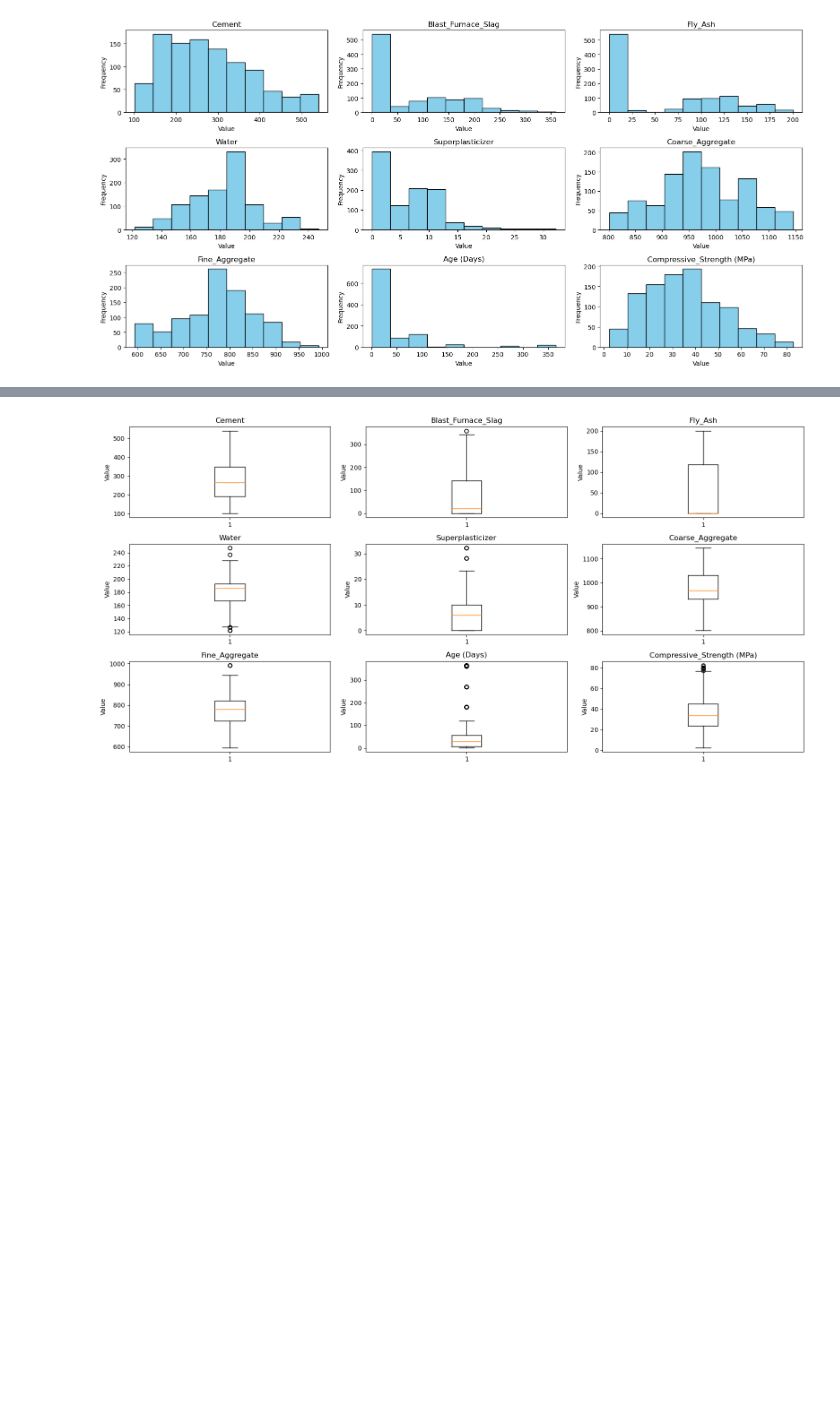
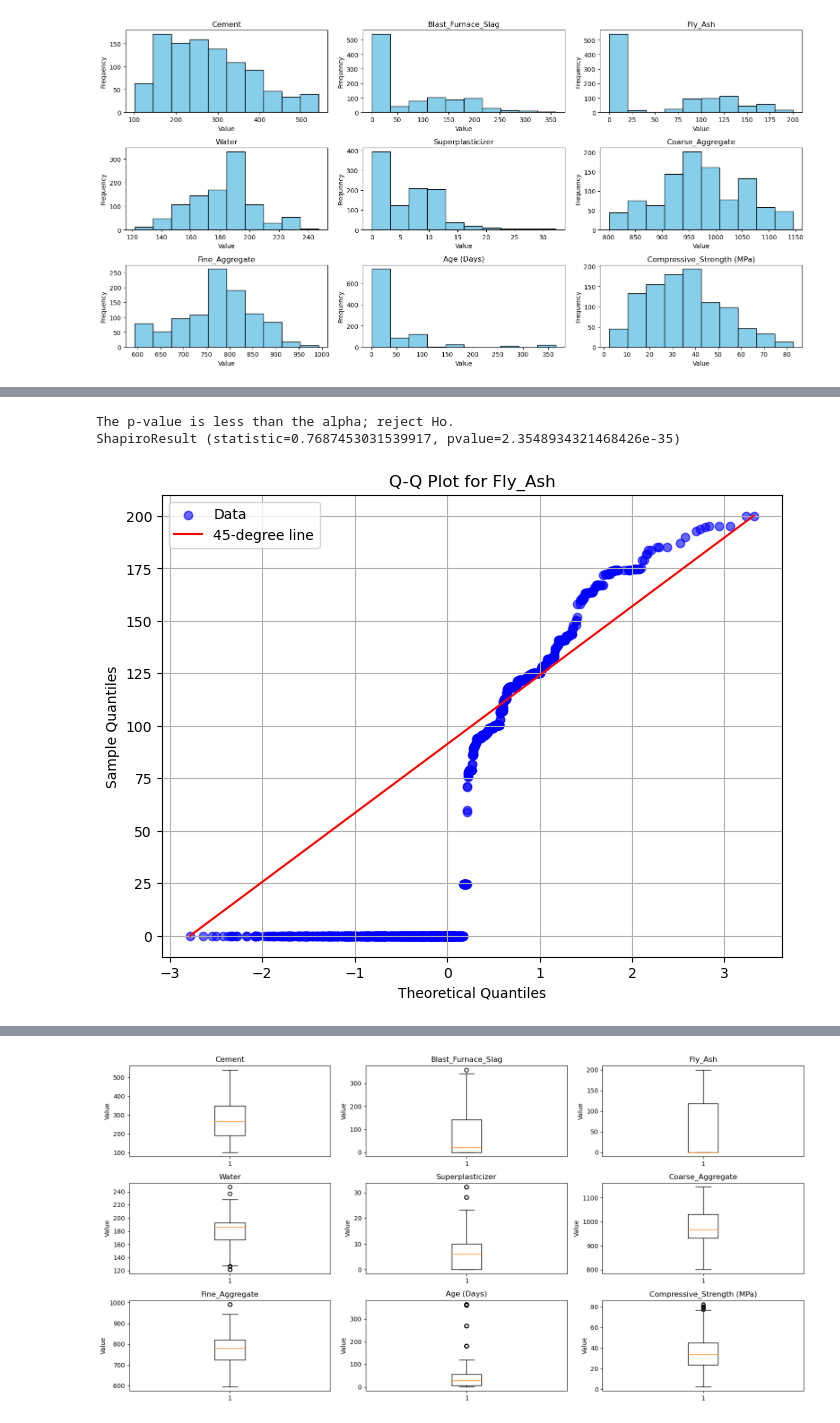
Before and after one commit to SBangarh/Concrete-Strength-Analysis, a Jupyter notebook: analysis.ipynb, the cells around one changed output, grey strips where cells are left out. Drawn from its saved outputs; the diff is of its cells as text; code cells hidden in the pictures; blank space fills up the shorter version.

```diff
--- a/analysis.ipynb
+++ b/analysis.ipynb
@@ -159,0 +220,9 @@ make_histogram(data, 3, 3, (16, 8))
+# %%
+#fly ash
+test_normality(data, 'Fly_Ash', 0.05)
+
+make_qq_plots(data, 'Fly_Ash')
+# %% [output]
+The p-value is less than the alpha; reject Ho.
+ShapiroResult (statistic=0.7687453031539917, pvalue=2.3548934321468426e-35)
+[figure, added]
```
Also changed, not shown: parts of 18 cells of this notebook.
